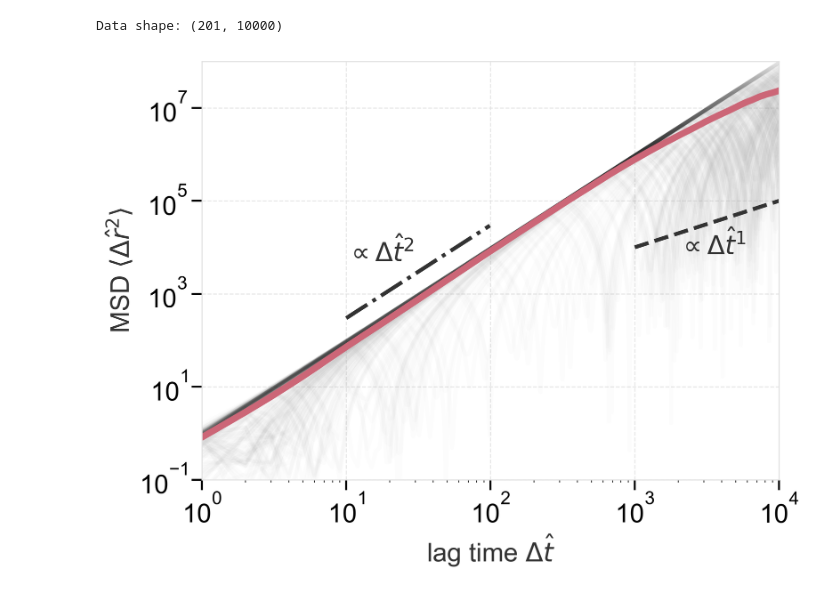
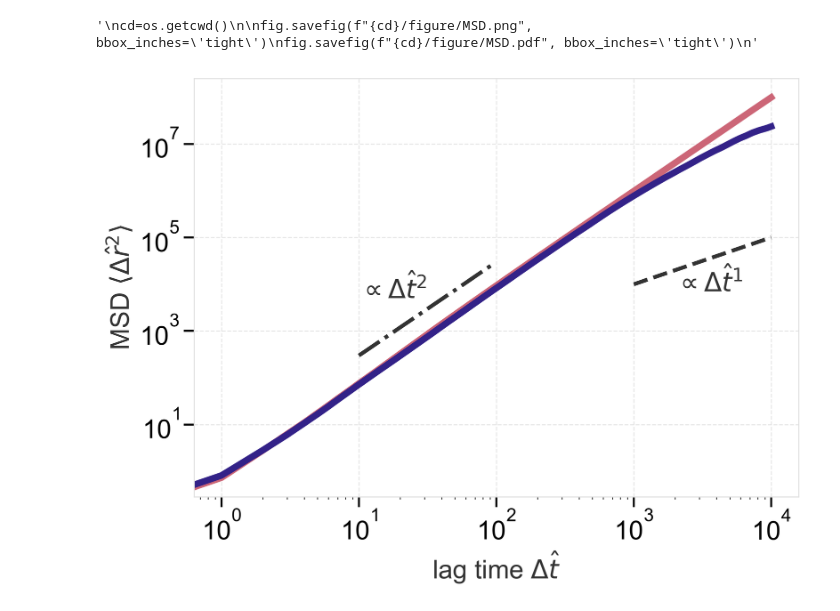
Before and after one commit to wppppupr/MTCargoSim, a Jupyter notebook: analysis/graph/MSD.ipynb, the cells around one changed output. Saved outputs shown, nothing was run; the diff lists cells and outputs as text; code cells hidden in the pictures.

```diff
--- a/analysis/graph/MSD.ipynb
+++ b/analysis/graph/MSD.ipynb
@@ -2,49 +2,60 @@
 import zarr
 import numpy as np
 import matplotlib.pyplot as plt
-import os
+from pathlib import Path
 
-zarr_path = r"/Users/sasakinozomu/code/MTCargoSim/analysis/data/cargo_msd_seeds.zarr"
-data = zarr.open_array(zarr_path, mode='r')
-print(f"Data shape: {data.shape}")
+path0315 = Path('/Volumes/My Passport/Sasaki/MTCargoSim/MTC/P0.5_A0.5_cargo_radius0.315')
+path059 = Path('/Volumes/My Passport/Sasaki/MTCargoSim/MTC/P0.5_A0.5_cargo_radius0.59')
+
+datas = []
+
+
+for path in [path0315, path059]:
+    zarr_path = path / 'cargo_msd_seeds.zarr'
+    data = zarr.open_array(zarr_path, mode='r')
+    datas.append(data)
+
 plt.style.use('../../my_style.mplstyle')
-# %% [output]
-Data shape: (201, 10000)
 # %%
-len = data.shape[1]
+len = datas[0].shape[1]
 t = np.arange(len)
 fig, ax = plt.subplots()
 
+"""
 for i in range(data.shape[0]):
     ax.plot(t, data[i, :], alpha=0.01, color="#333333")
-
-ax.plot(t, np.mean(data, axis=0), label='Ensemble', lw=5)
+"""
+for data in datas:
+    ax.plot(t, np.mean(data, axis=0), label='Ensemble', lw=5)
 
 t1 = np.arange(1e3, 1e4)
 t2 = np.arange(1e1, 1e2)
 
 y1 = 1.0e1 * t1 ** 1.0
 y2 = 3.0e-0 * t2 ** 2.0
 
 ax.plot(t1, y1, c = '#333333', linestyle = '--')
 ax.plot(t2, y2, c = '#333333', linestyle = '-.')
 
 ax.text(2e3, 7e3, r'$\propto \Delta \hat{t}^{1}$', color='#333333')
 ax.text(1e1, 5e3, r'$\propto \Delta \hat{t}^{2}$', color='#333333')
 
 
 ax.set(
-    xlim=(1e0, 1e4),
-    ylim=(1e-1, 1e8),
+    #xlim=(1e0, 1e4),
+    #ylim=(1e-1, 1e8),
     xscale='log',
     yscale='log',
     xlabel='lag time $\Delta \hat{t}$',
     ylabel='MSD $\\langle \\Delta \\hat{r}^2 \\rangle$'
     )
 
+"""
 cd=os.getcwd()
 
 fig.savefig(f"{cd}/figure/MSD.png", bbox_inches='tight')
 fig.savefig(f"{cd}/figure/MSD.pdf", bbox_inches='tight')
+"""
 # %% [output]
+'\ncd=os.getcwd()\n\nfig.savefig(f"{cd}/figure/MSD.png", bbox_inches=\'tight\')\nfig.savefig(f"{cd}/figure/MSD.pdf", bbox_inches=\'tight\')\n'
-[figure, old version]
+[figure, new version]
```
Also changed, not shown: 1 other file.
